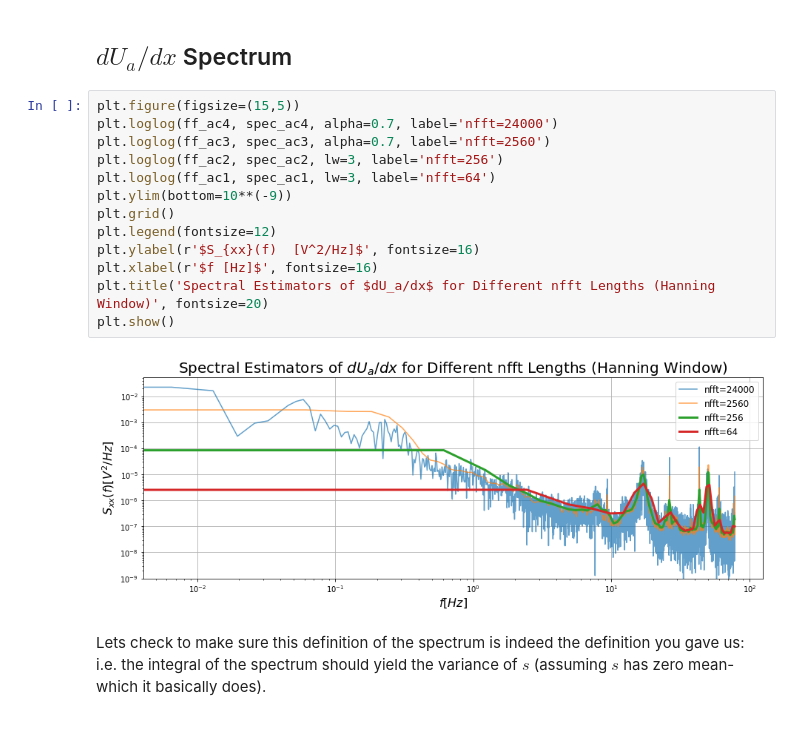
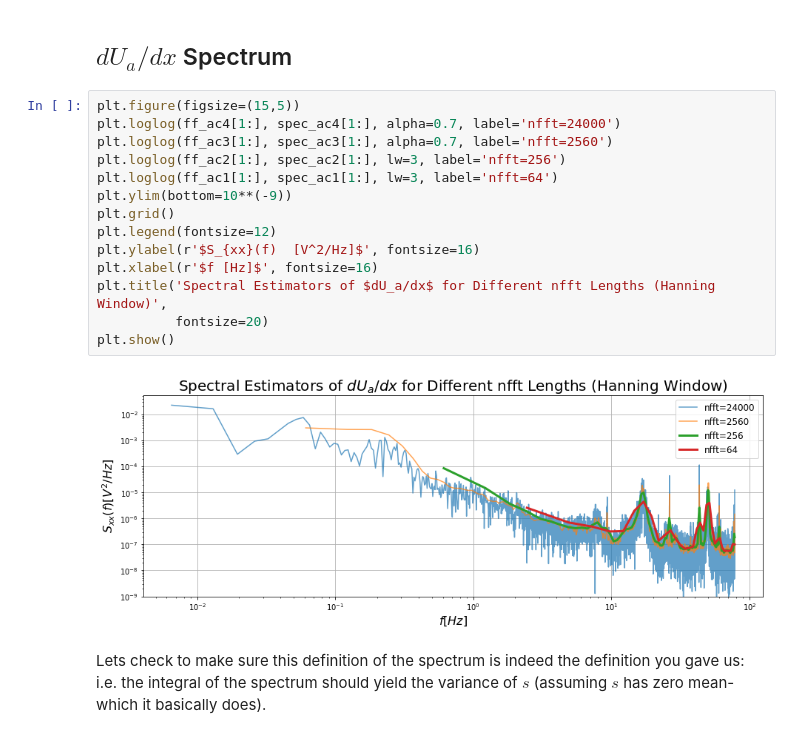
Before and after one commit to lukepolson/School, a Jupyter notebook: Phys 515/Assignment5.ipynb, the cells around one changed output. Cells and saved outputs as stored; diff of their text form.

```diff
--- a/Phys 515/Assignment5.ipynb
+++ b/Phys 515/Assignment5.ipynb
@@ -125,19 +129,20 @@ Notice a significant increase in power at lower frequencies with no detrend used
 ## $dU_a/dx$  Spectrum
 # %%
 plt.figure(figsize=(15,5))
-plt.loglog(ff_ac4, spec_ac4, alpha=0.7, label='nfft=24000')
-plt.loglog(ff_ac3, spec_ac3, alpha=0.7, label='nfft=2560')
-plt.loglog(ff_ac2, spec_ac2, lw=3, label='nfft=256')
-plt.loglog(ff_ac1, spec_ac1, lw=3, label='nfft=64')
+plt.loglog(ff_ac4[1:], spec_ac4[1:], alpha=0.7, label='nfft=24000')
+plt.loglog(ff_ac3[1:], spec_ac3[1:], alpha=0.7, label='nfft=2560')
+plt.loglog(ff_ac2[1:], spec_ac2[1:], lw=3, label='nfft=256')
+plt.loglog(ff_ac1[1:], spec_ac1[1:], lw=3, label='nfft=64')
 plt.ylim(bottom=10**(-9))
 plt.grid()
 plt.legend(fontsize=12)
 plt.ylabel(r'$S_{xx}(f)  [V^2/Hz]$', fontsize=16)
 plt.xlabel(r'$f [Hz]$', fontsize=16)
-plt.title('Spectral Estimators of $dU_a/dx$ for Different nfft Lengths (Hanning Window)', fontsize=20)
+plt.title('Spectral Estimators of $dU_a/dx$ for Different nfft Lengths (Hanning Window)',
+          fontsize=20)
 plt.show()
 # %% [output]
-[figure, old version]
+[figure, new version]
 # %% [markdown]
 Lets check to make sure this definition of the spectrum is indeed the definition you gave us: i.e. the integral of the spectrum should yield the variance of $s$ (assuming $s$ has zero mean- which it basically does).
 # %%
```
Also changed, not shown: parts of 12 cells of this notebook.
